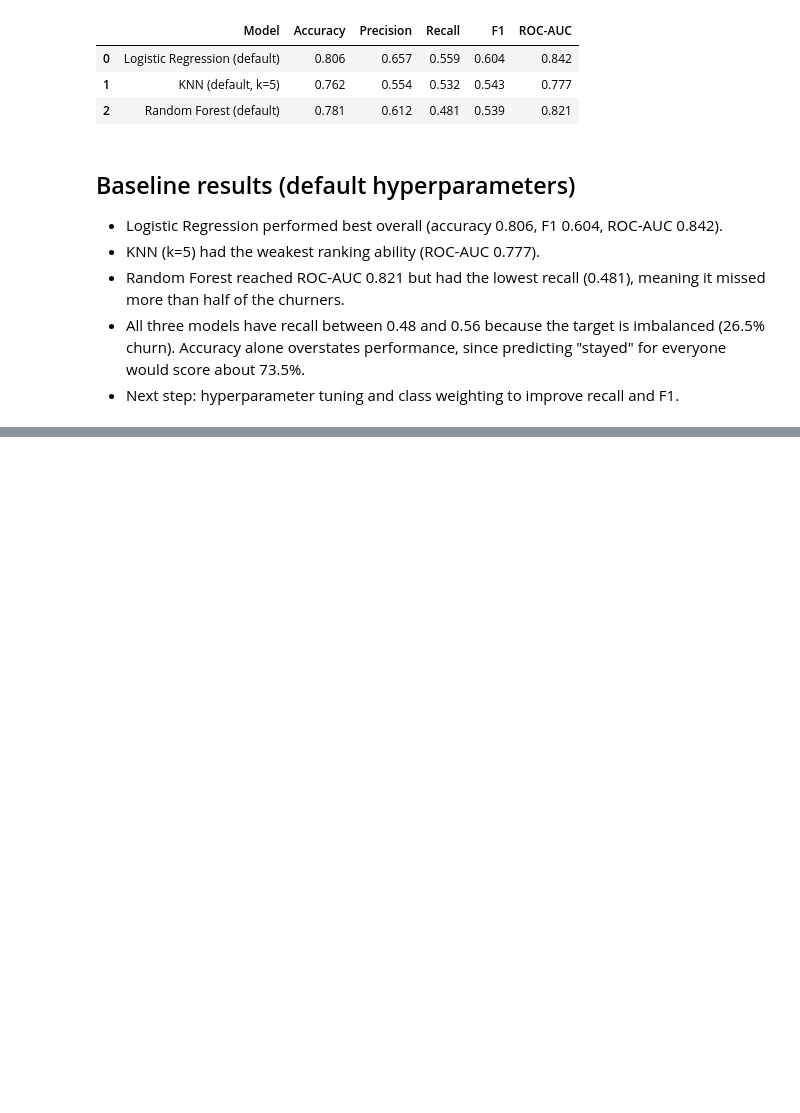
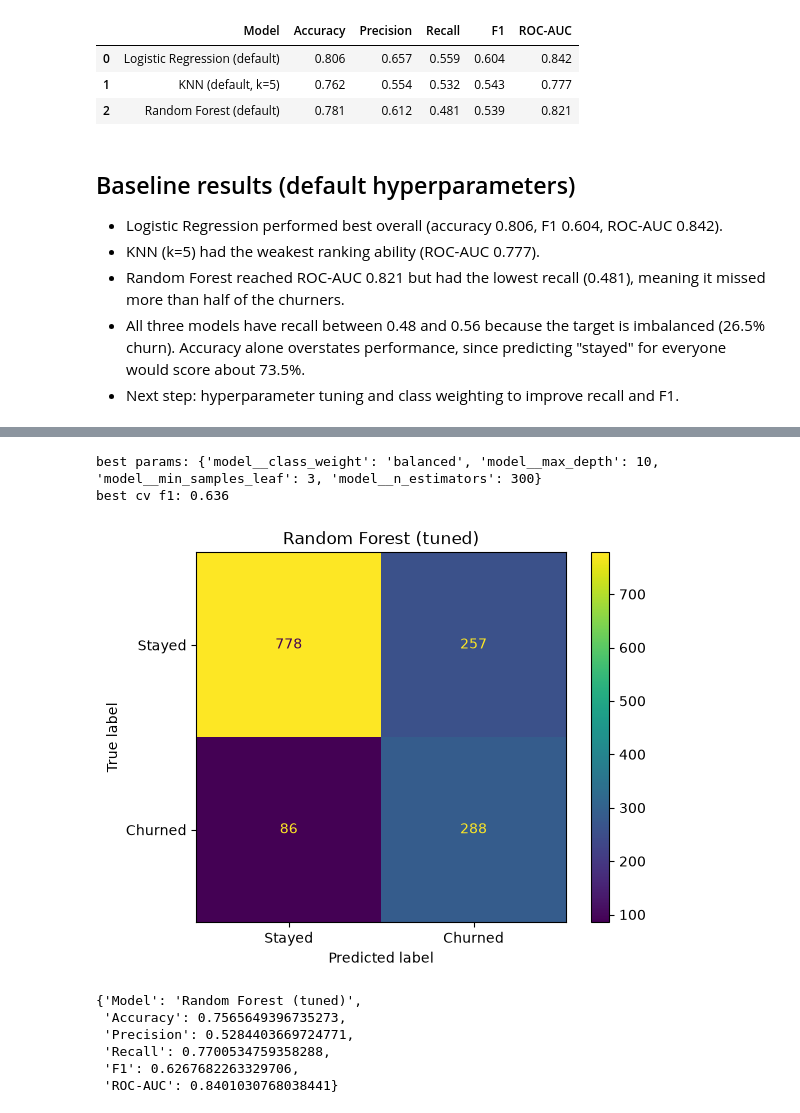
Before and after one commit to vashika-0507/telco-churn-ml, a Jupyter notebook: notebooks/02_models.ipynb, the cells around one changed output, grey strips where cells are left out. Drawn from its saved outputs; the diff is of its cells as text; code cells hidden in the pictures; blank space fills up the shorter version.

```diff
--- a/notebooks/02_models.ipynb
+++ b/notebooks/02_models.ipynb
@@ -112,0 +171,28 @@ pd.DataFrame(results).round(3)
+# %%
+rf_pipe = Pipeline([("prep", preprocessor), ("model", RandomForestClassifier(random_state=42))])
+
+rf_grid = {
+    "model__n_estimators": [100, 200, 300],
+    "model__max_depth": [None, 5, 10, 15],
+    "model__min_samples_leaf": [1, 3, 5],
+    "model__class_weight": [None, "balanced"],
+}
+
+rf_search = GridSearchCV(rf_pipe, rf_grid, cv=cv, scoring="f1", n_jobs=-1)
+rf_search.fit(X_train, y_train)
+
+print("best params:", rf_search.best_params_)
+print("best cv f1:", round(rf_search.best_score_, 3))
+
+tuned["Random Forest (tuned)"] = rf_search
+evaluate("Random Forest (tuned)", rf_search)
+# %% [output]
+best params: {'model__class_weight': 'balanced', 'model__max_depth': 10, 'model__min_samples_leaf': 3, 'model__n_estimators': 300}
+best cv f1: 0.636
+[figure, added]
+{'Model': 'Random Forest (tuned)',
+ 'Accuracy': 0.7565649396735273,
+ 'Precision': 0.5284403669724771,
+ 'Recall': 0.7700534759358288,
+ 'F1': 0.6267682263329706,
+ 'ROC-AUC': 0.8401030768038441}
```
Also changed, not shown: parts of 9 cells of this notebook.
